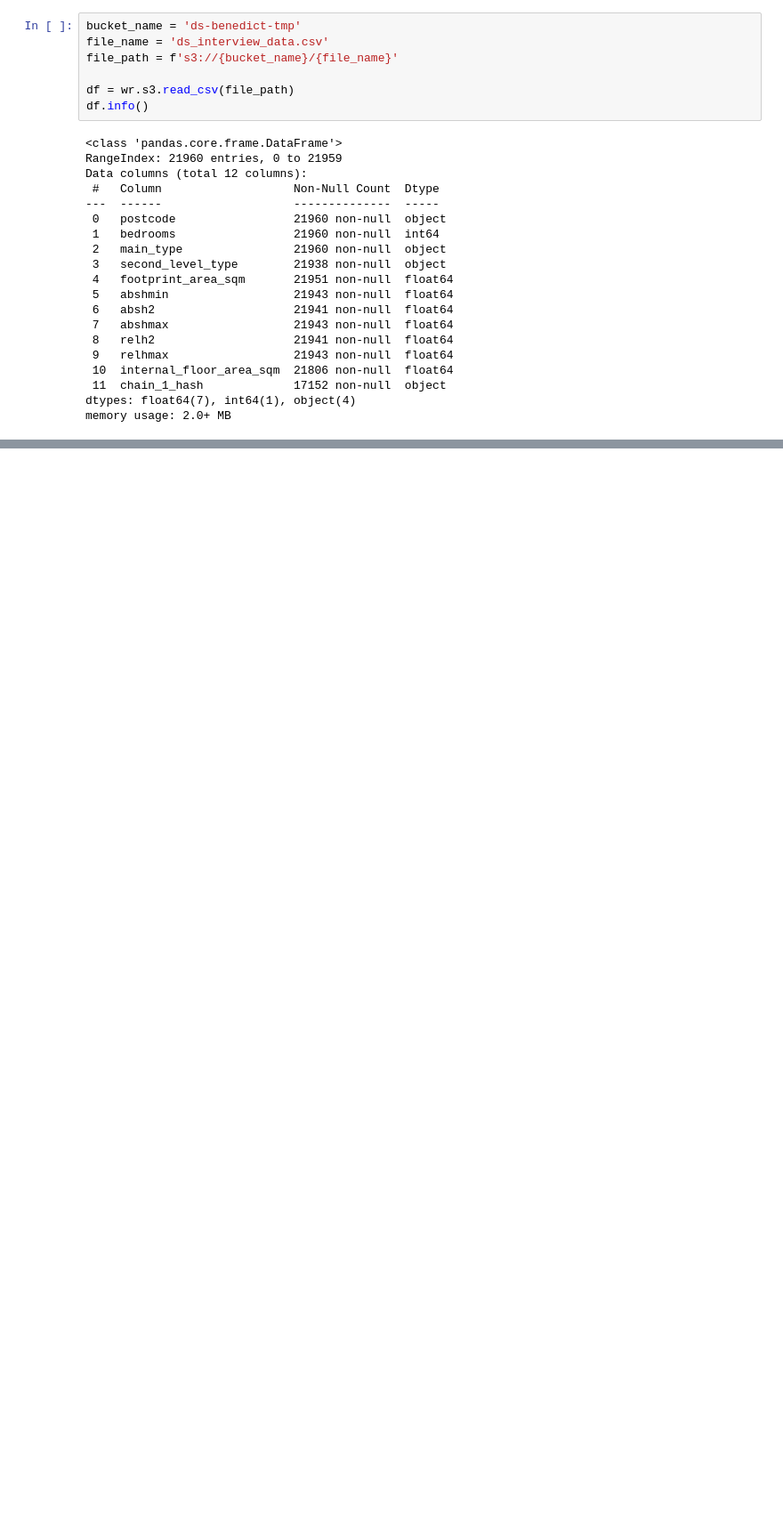
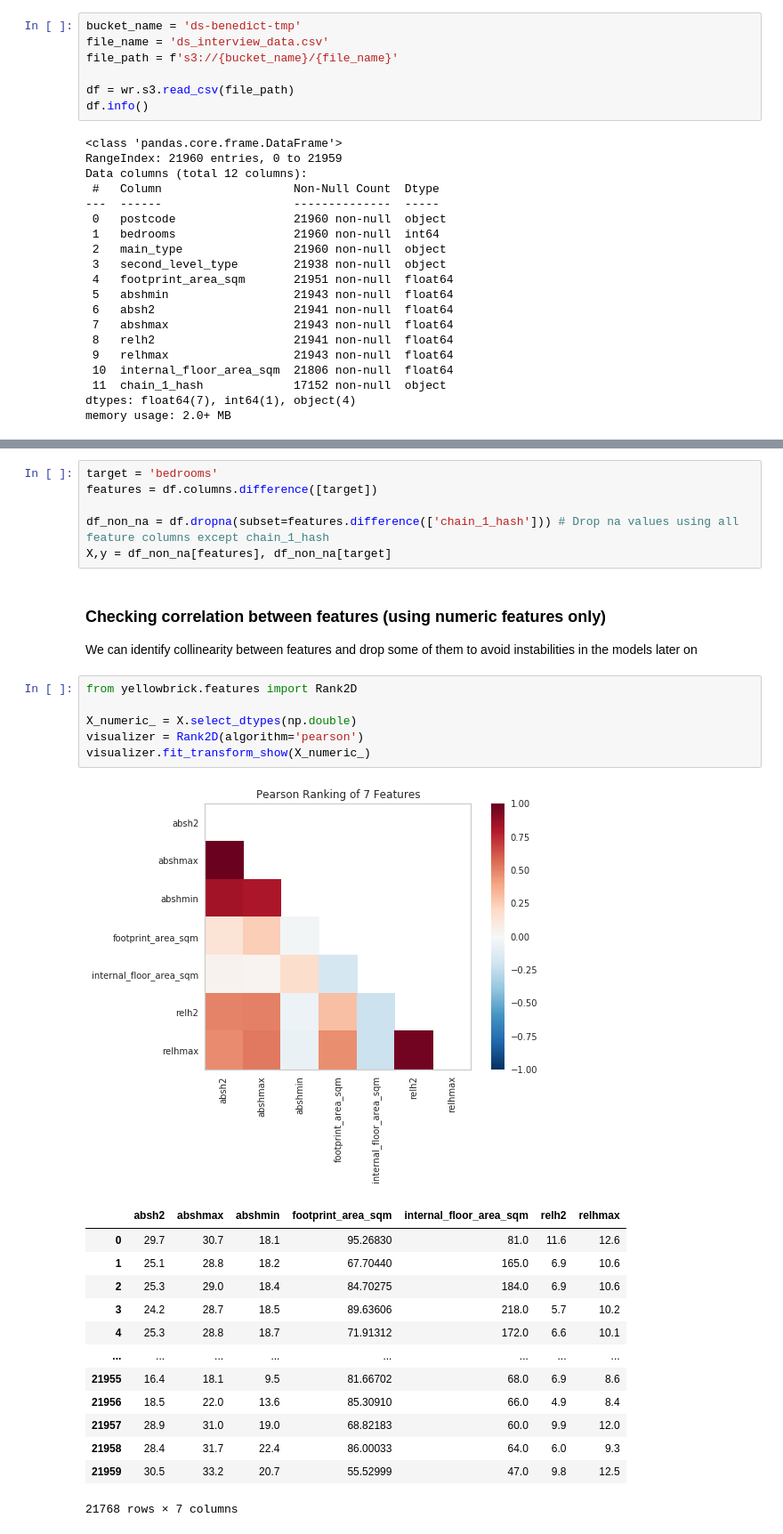
Before and after one commit to prteek/bedroom-prediction, a Jupyter notebook: data_exploration.ipynb, the cells around one changed output, grey strips where cells are left out. Shown at 89% size. Saved outputs shown, nothing was run; the diff lists cells and outputs as text; blank space fills up the shorter version.

```diff
--- a/data_exploration.ipynb
+++ b/data_exploration.ipynb
@@ -38,0 +54,31 @@ memory usage: 2.0+ MB
+# %%
+target = 'bedrooms'
+features = df.columns.difference([target])
+
+df_non_na = df.dropna(subset=features.difference(['chain_1_hash'])) # Drop na values using all feature columns except chain_1_hash
+X,y = df_non_na[features], df_non_na[target]
+# %% [markdown]
+### Checking correlation between features (using numeric features only)
+
+We can identify collinearity between features and drop some of them to avoid instabilities in the models later on
+# %%
+from yellowbrick.features import Rank2D
+
+X_numeric_ = X.select_dtypes(np.double)
+visualizer = Rank2D(algorithm='pearson')
+visualizer.fit_transform_show(X_numeric_)
+# %% [output]
+[figure, added]
+|  | absh2 | abshmax | abshmin | footprint_area_sqm | internal_floor_area_sqm | relh2 | relhmax |
+| 0 | 29.7 | 30.7 | 18.1 | 95.26830 | 81.0 | 11.6 | 12.6 |
+| 1 | 25.1 | 28.8 | 18.2 | 67.70440 | 165.0 | 6.9 | 10.6 |
+| 2 | 25.3 | 29.0 | 18.4 | 84.70275 | 184.0 | 6.9 | 10.6 |
+| 3 | 24.2 | 28.7 | 18.5 | 89.63606 | 218.0 | 5.7 | 10.2 |
+| 4 | 25.3 | 28.8 | 18.7 | 71.91312 | 172.0 | 6.6 | 10.1 |
+| ... | ... | ... | ... | ... | ... | ... | ... |
+| 21955 | 16.4 | 18.1 | 9.5 | 81.66702 | 68.0 | 6.9 | 8.6 |
+| 21956 | 18.5 | 22.0 | 13.6 | 85.30910 | 66.0 | 4.9 | 8.4 |
+| 21957 | 28.9 | 31.0 | 19.0 | 68.82183 | 60.0 | 9.9 | 12.0 |
+| 21958 | 28.4 | 31.7 | 22.4 | 86.00033 | 64.0 | 6.0 | 9.3 |
+| 21959 | 30.5 | 33.2 | 20.7 | 55.52999 | 47.0 | 9.8 | 12.5 |
+21768 rows × 7 columns
```
Also changed, not shown: parts of 14 cells of this notebook.
